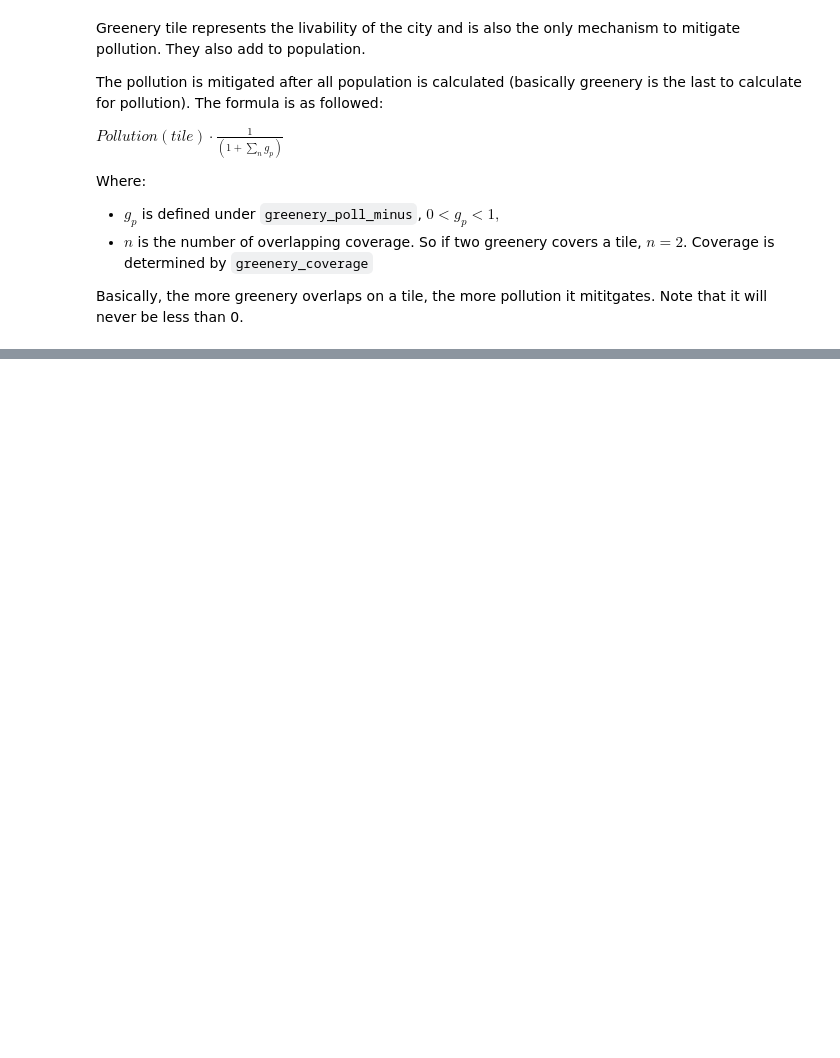
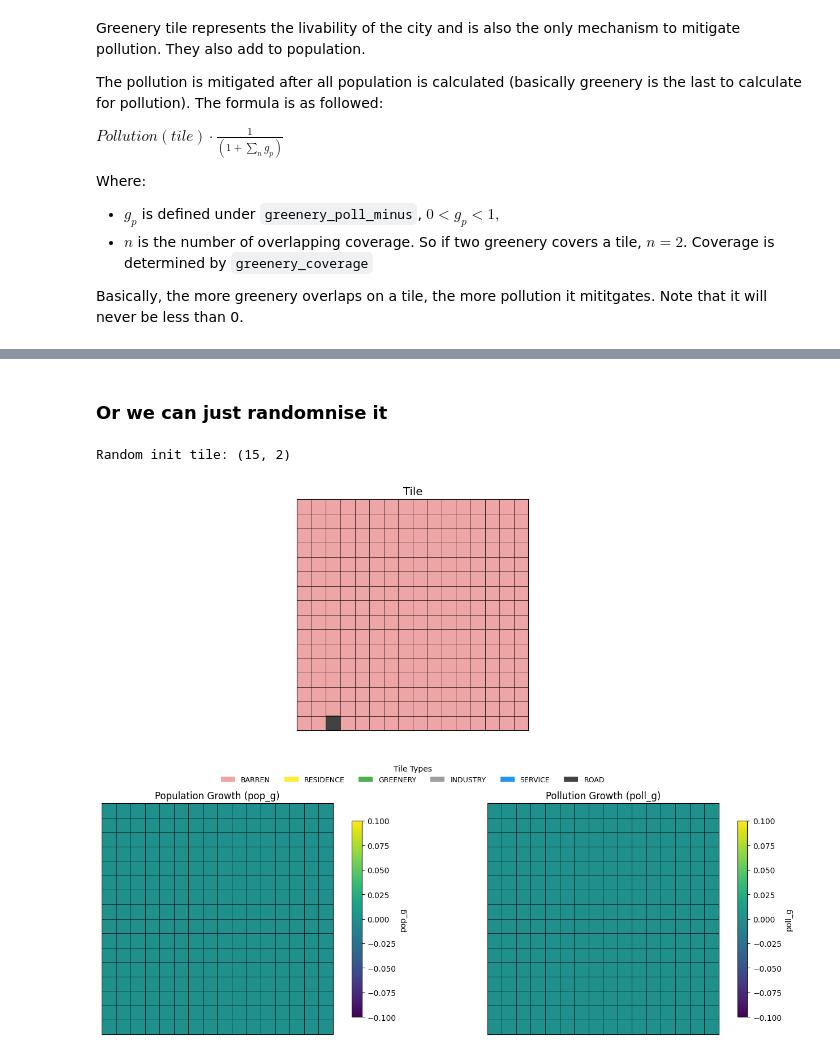
Before and after one commit to GnDu/urban-grid, a Jupyter notebook: environment_example.ipynb, the cells around one changed output, grey strips where cells are left out. Cells and saved outputs as stored; diff of their text form; code cells hidden in the pictures; blank space fills up the shorter version.

```diff
--- a/environment_example.ipynb
+++ b/environment_example.ipynb
@@ -555,0 +571,15 @@ Destroying a tile
+# %% [markdown]
+### Or we can just randomnise it
+# %%
+# we can get a sample.
+# seed here only affects a local `Random` object so if you have set another seed, this will not affect it
+rand_init_road_tile = CityModelStricterRoad.get_random_init_road_tile(width, height, seed=2025)
+print("Random init tile:", rand_init_road_tile)
+model = CityModelStricterRoad(CityPlanner, width, height, update_rules,
+                                init_road_tile=rand_init_road_tile, collect_rate=1.0)
+model.book_keep()
+
+visulise_graph(model)
+# %% [output]
+Random init tile: (15, 2)
+[figure, added]
```
Also changed, not shown: parts of 33 cells of this notebook, 3 other files.
